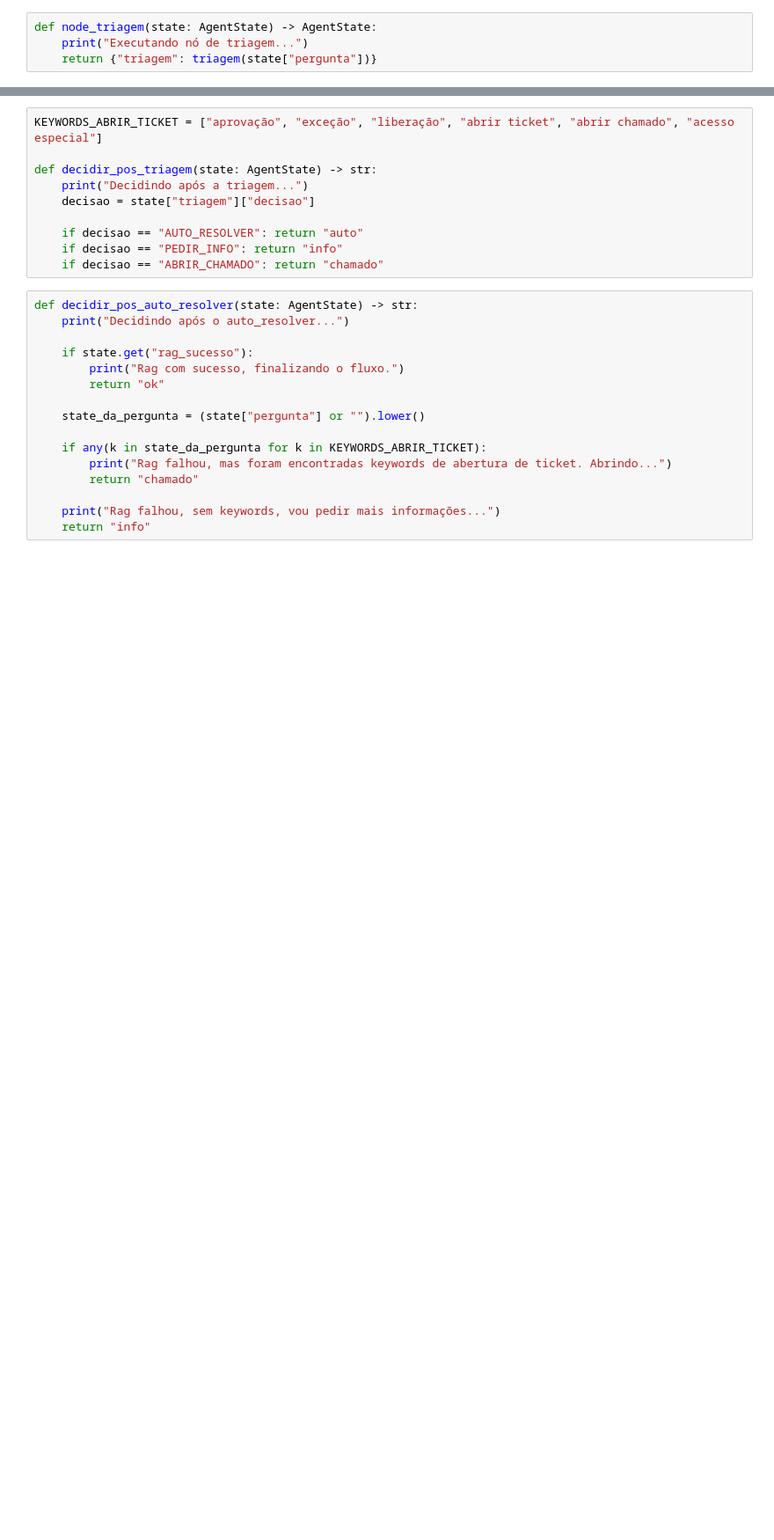
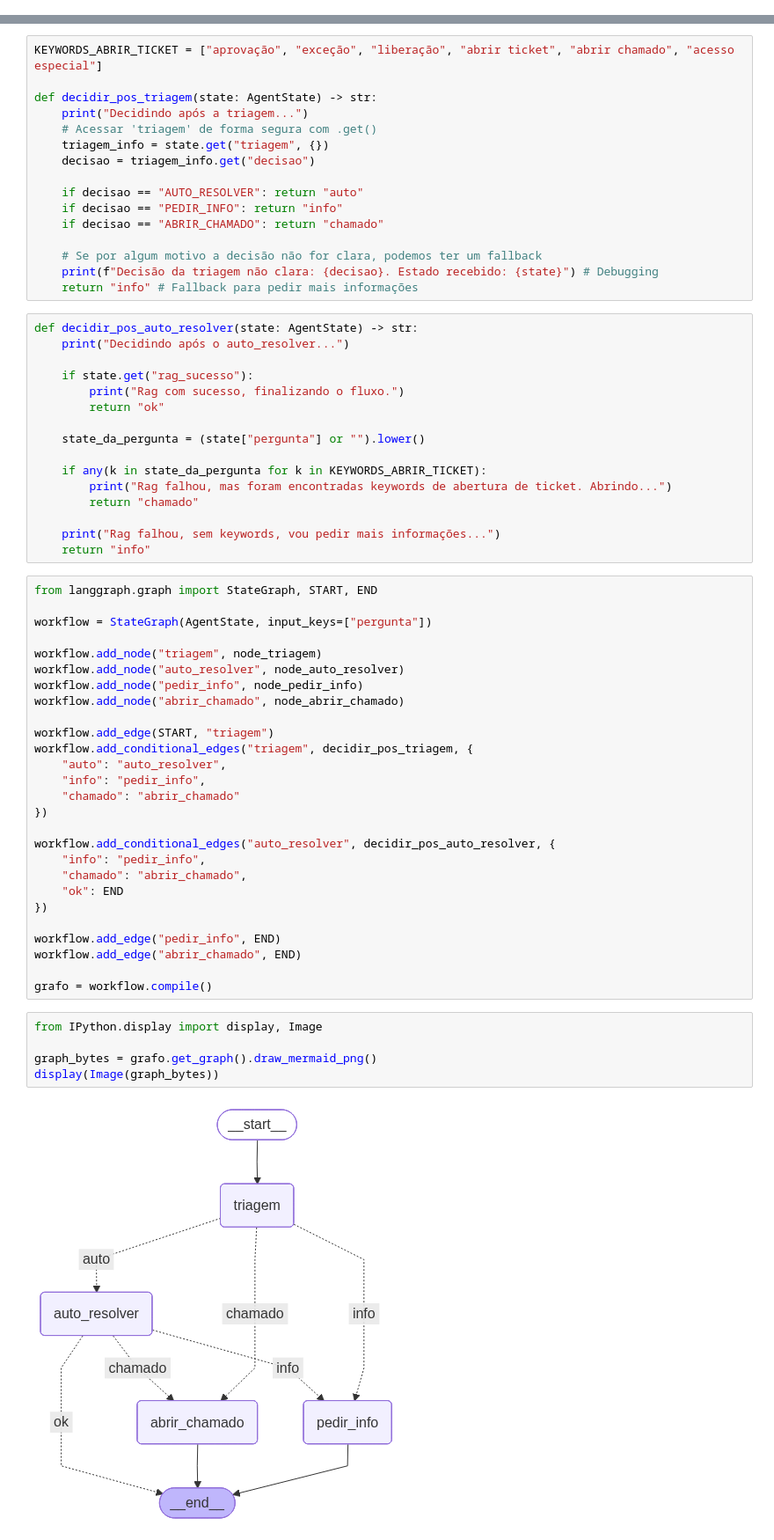
Before and after one commit to LucasMB21/Imersao_agentes_de_IA-Alura-GoogleGemini, a Jupyter notebook: Imersao_agentes_de_IA_Alura+GoogleGemini.ipynb, the cells around one changed output, grey strips where cells are left out. Shown: that part at 88% size. Drawn from its saved outputs; the diff is of its cells as text; blank space fills up the shorter version.

```diff
--- a/Imersao_agentes_de_IA_Alura+GoogleGemini.ipynb
+++ b/Imersao_agentes_de_IA_Alura+GoogleGemini.ipynb
@@ -332,7 +333,3 @@ class AgentState(TypedDict, total= False):
     citacoes: List[dict]
     rag_sucesso: bool
     acao_final: str
-# %%
-def node_triagem(state: AgentState) -> AgentState:
-    print("Executando nó de triagem...")
-    return {"triagem": triagem(state["pergunta"])}
@@ -380,11 +387,17 @@ KEYWORDS_ABRIR_TICKET = ["aprovação", "exceção", "liberação", "abrir ticke
 
 def decidir_pos_triagem(state: AgentState) -> str:
     print("Decidindo após a triagem...")
-    decisao = state["triagem"]["decisao"]
+    # Acessar 'triagem' de forma segura com .get()
+    triagem_info = state.get("triagem", {})
+    decisao = triagem_info.get("decisao")
 
     if decisao == "AUTO_RESOLVER": return "auto"
     if decisao == "PEDIR_INFO": return "info"
     if decisao == "ABRIR_CHAMADO": return "chamado"
+
+    # Se por algum motivo a decisão não for clara, podemos ter um fallback
+    print(f"Decisão da triagem não clara: {decisao}. Estado recebido: {state}") # Debugging
+    return "info" # Fallback para pedir mais informações
 # %%
 def decidir_pos_auto_resolver(state: AgentState) -> str:
     print("Decidindo após o auto_resolver...")
@@ -401,3 +414,37 @@ def decidir_pos_auto_resolver(state: AgentState) -> str:
 
     print("Rag falhou, sem keywords, vou pedir mais informações...")
     return "info"
+# %%
+from langgraph.graph import StateGraph, START, END
+
+workflow = StateGraph(AgentState, input_keys=["pergunta"])
+
+workflow.add_node("triagem", node_triagem)
+workflow.add_node("auto_resolver", node_auto_resolver)
+workflow.add_node("pedir_info", node_pedir_info)
+workflow.add_node("abrir_chamado", node_abrir_chamado)
+
+workflow.add_edge(START, "triagem")
+workflow.add_conditional_edges("triagem", decidir_pos_triagem, {
+    "auto": "auto_resolver",
+    "info": "pedir_info",
+    "chamado": "abrir_chamado"
+})
+
+workflow.add_conditional_edges("auto_resolver", decidir_pos_auto_resolver, {
+    "info": "pedir_info",
+    "chamado": "abrir_chamado",
+    "ok": END
+})
+
+workflow.add_edge("pedir_info", END)
+workflow.add_edge("abrir_chamado", END)
+
+grafo = workflow.compile()
+# %%
+from IPython.display import display, Image
+
+graph_bytes = grafo.get_graph().draw_mermaid_png()
+display(Image(graph_bytes))
+# %% [output]
+[figure, added]
```
Also changed, not shown: parts of 4 cells of this notebook.
